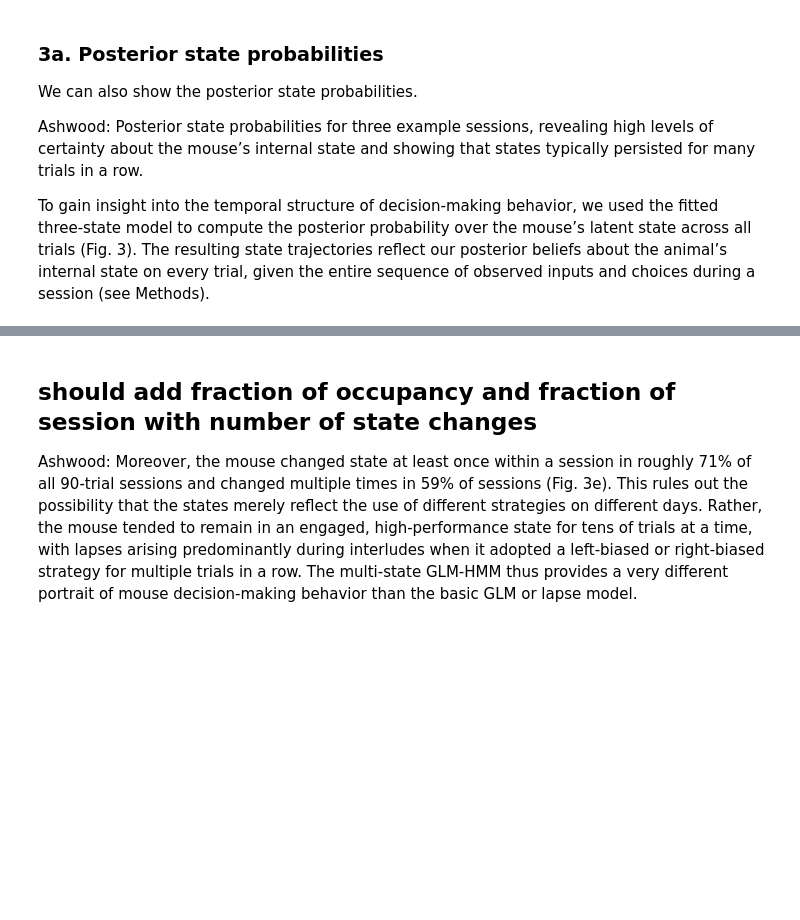
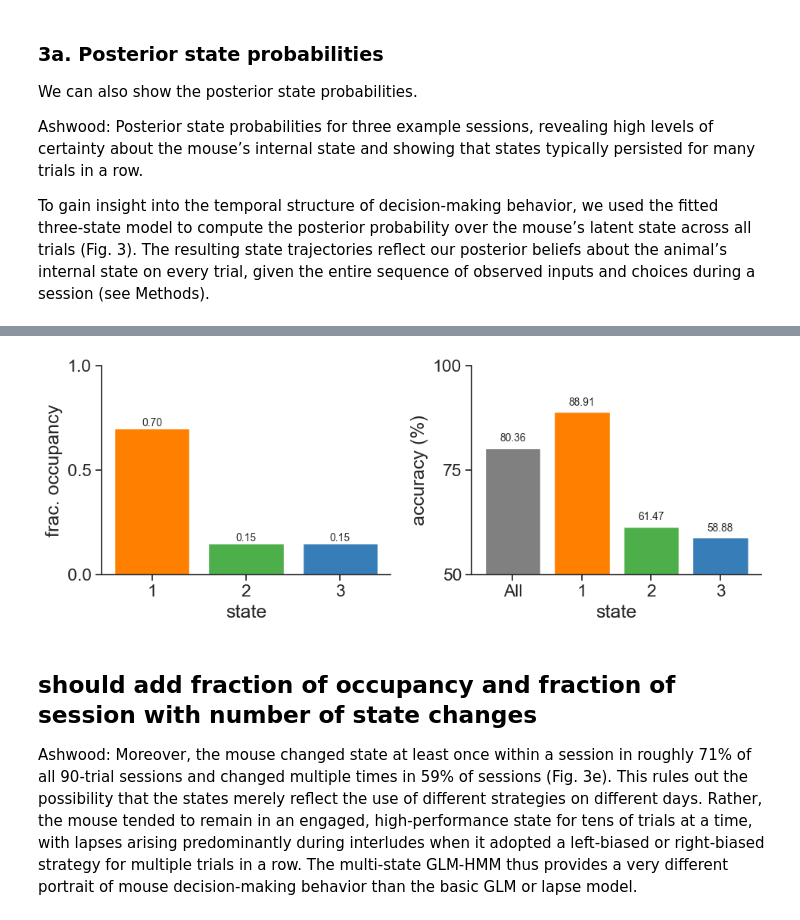
Before and after one commit to camila-maura/glm_hmm_notebook, a Jupyter notebook: scripts/01_ashwood_replication.ipynb, the cells around one changed output, grey strips where cells are left out. Cells and saved outputs as stored; diff of their text form; code cells hidden in the pictures; blank space fills up the shorter version.

```diff
--- a/scripts/01_ashwood_replication.ipynb
+++ b/scripts/01_ashwood_replication.ipynb
@@ -124,2 +113,13 @@ Let's extract the meaningful data
 # %%
-trials = trials[["session", "choice", "contrastLeft", "contrastRight", "feedbackType", "probabilityLeft", "session_start_time"]]
+trials = trials[["choice", "contrastLeft", "contrastRight", "feedbackType", "probabilityLeft", "session"]]
+
+print(f"choice \nvalues: {trials.choice.unique()}, data type: {trials.choice.dtype}, shape:  \n")
+print(f"contrast left \nvalues: {trials.contrastLeft.unique()}, data type: {trials.contrastLeft.dtype} \n")
+
+print(f"contrast right \nvalues: {trials.contrastRight.unique()}, data type: {trials.contrastRight.dtype} \n")
+
+print(f"reward \nvalues: {trials.feedbackType.unique()}, data type: {trials.feedbackType.dtype} \n")
+
+print(f"probability of stimulus on left \nvalues: {trials.probabilityLeft.unique()}, data type: {trials.probabilityLeft.dtype} \n")
+
+print(f"session \n(some) values: {trials.session.unique()[:5]}, data type: {trials.session.dtype}\n")
@@ -869,3 +888,89 @@ for example_session in range(len(ax)):
+# %%
+cols = [
+        '#ff7f00', '#4daf4a', '#377eb8', '#f781bf', '#a65628', '#984ea3',
+        '#999999', '#e41a1c', '#dede00'
+    ]
+
+state_occupancies = []
+for state in range(n_states):
+    # Using viterbi
+    #idx_of_interest = np.where(model.decode_state(design_matrix,choices_mouse, state_format = "index")==state)[0]
+
+    # Ashwood way
+    posterior_probs = model.smooth_proba(design_matrix, choices_mouse)
+    states_max_posterior = np.argmax(posterior_probs, axis=1)
+    idx_of_interest = np.where(states_max_posterior == state)[0]
+    occ = len(idx_of_interest)/len(choices_mouse)
+    state_occupancies.append(occ)
+
+#unnormalized_inpt, _, _ = load_data("IBL/CSHL_008" +
+#                                        '_unnormalized.npz')
+accuracies_to_plot = []
+not_zero_loc = np.where(unnormalized_inpt[:, 0] != 0)[0] # unnormalized input
+
+correct_ans = (np.sign(unnormalized_inpt[not_zero_loc, 0]) + 1) / 2
+acc = np.sum(choices_mouse[not_zero_loc] == correct_ans) / len(correct_ans)
+accuracies_to_plot.append(acc) # Append total accuracy
+
+for state in range(n_states): # Append accuracy per state
+    # index of time points where the most likely state is 0
+    #idx_of_interest = np.where(model.decode_state(X_mouse,choices_mouse, state_format = "index")==state)
+    # viterbi yields a slightly different result
+
+    posterior_probs = model.smooth_proba(design_matrix, choices_mouse)
+    idx_of_interest = np.where(posterior_probs[:, state] >= 0.9)[0]
+
+    # viterbi to get label and filter posterior to pick the states
+    # do both and explain differences?
+
+    inpt_this_state, unnormalized_inpt_this_state, y_this_state = \
+        design_matrix[idx_of_interest, :], unnormalized_inpt[idx_of_interest, :], \
+        choices_mouse[idx_of_interest]
+
+    not_zero_loc = np.where(unnormalized_inpt_this_state[:, 0] != 0)[0]
+
+    correct_ans = (np.sign(unnormalized_inpt_this_state[not_zero_loc, 0]) + 1) / 2
+    acc = np.sum(y_this_state[not_zero_loc] == correct_ans) / len(correct_ans)
+    accuracies_to_plot.append(acc)
+
+
+fig, axes = plt.subplots(1, 2, figsize=(10, 4))
+
+# --- Left: state occupancies ---
+ax = axes[0]
+for z, occ in enumerate(state_occupancies):
+    ax.bar(z, occ, width=0.8, color=cols[z])
+    ax.text(z, occ, f"{occ:.2f}", ha='center', va='bottom', fontsize=10)
+
+ax.set_ylim(0, 1)
+ax.set_xticks([0, 1, 2])
+ax.set_xticklabels(['1', '2', '3'])
+ax.set_yticks([0, 0.5, 1])
+ax.set_xlabel('state')
+ax.set_ylabel('frac. occupancy')
+ax.spines['right'].set_visible(False)
+ax.spines['top'].set_visible(False)
+
+# --- Right: accuracies ---
+ax = axes[1]
+for z, acc in enumerate(accuracies_to_plot):
+    col = 'grey' if z == 0 else cols[z - 1]
+    ax.bar(z, acc * 100, width=0.8, color=col)
+    ax.text(z, acc * 100 + 1, f"{acc*100:.2f}", ha='center', va='bottom', fontsize=10)
+
+ax.set_ylim(50, 100)
+ax.set_xticks([0, 1, 2, 3])
+ax.set_xticklabels(['All', '1', '2', '3'])
+ax.set_yticks([50, 75, 100])
+ax.set_xlabel('state')
+ax.set_ylabel('accuracy (%)')
+ax.spines['right'].set_visible(False)
+ax.spines['top'].set_visible(False)
+
+plt.tight_layout()
+plt.show()
+# %% [output]
+[figure, added]
 # %% [markdown]
 ## should add fraction of occupancy and fraction of session with number of state changes
 Ashwood: Moreover, the mouse changed state at least once within a session in roughly 71% of all 90-trial sessions and changed multiple times in 59% of sessions (Fig. 3e). This rules out the possibility that the states merely reflect the use of different strategies on different days. Rather, the mouse tended to remain in an engaged, high-performance state for tens of trials at a time, with lapses arising predominantly during interludes when it adopted a left-biased or right-biased strategy for multiple trials in a row. The multi-state GLM-HMM thus provides a very different portrait of mouse decision-making behavior than the basic GLM or lapse model.
```
Also changed, not shown: parts of 31 cells of this notebook, 3 other files.
